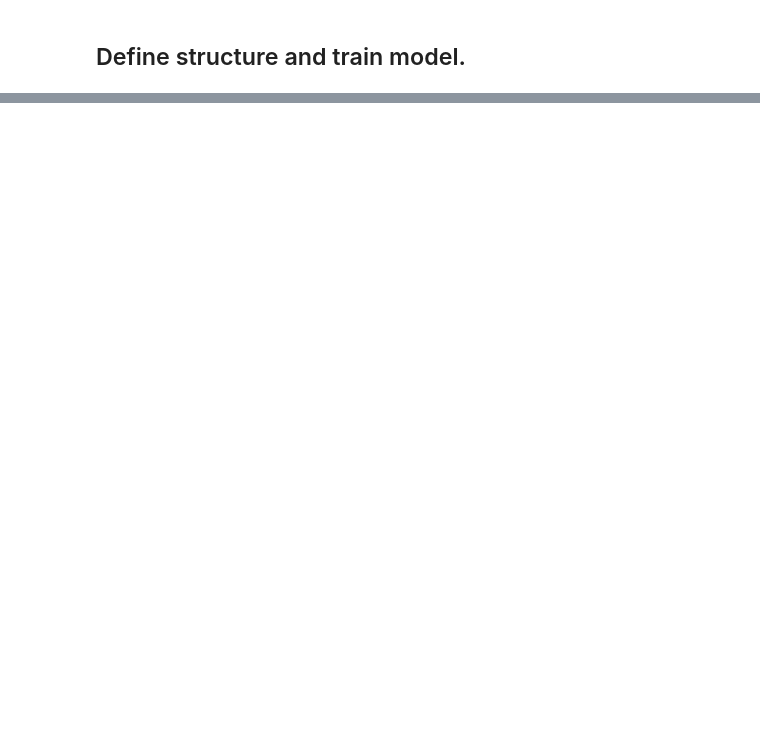
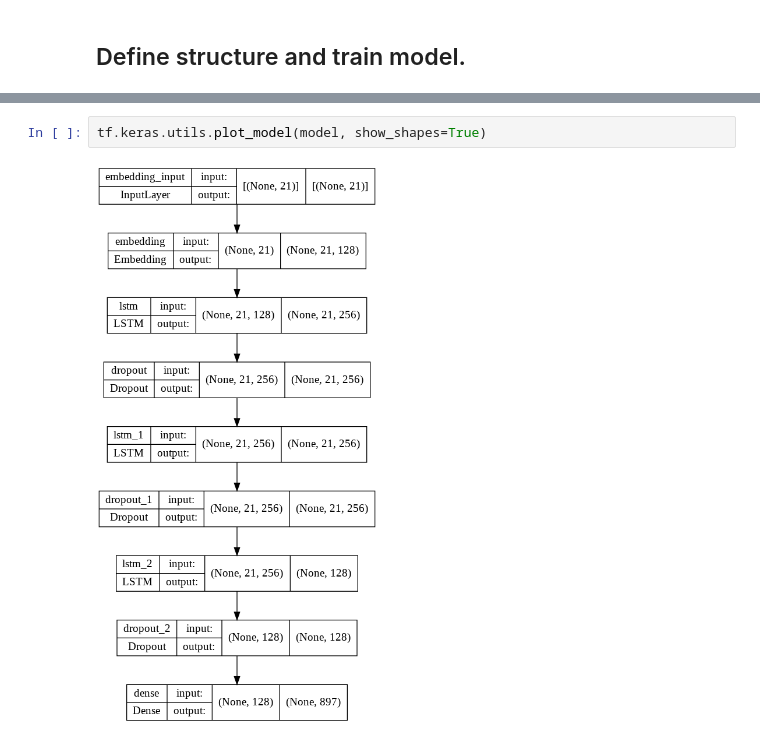
Before and after one commit to kokkoks/thai-joke-sentence-generator, a Jupyter notebook: Text_Generation_using_LSTMs.ipynb, the cells around one changed output, grey strips where cells are left out. Cells and saved outputs as stored; diff of their text form; blank space fills up the shorter version.

```diff
--- a/Text_Generation_using_LSTMs.ipynb
+++ b/Text_Generation_using_LSTMs.ipynb
@@ -182,6 +169,10 @@ Total params: 1,347,201
 Trainable params: 1,347,201
 Non-trainable params: 0
 _________________________________________________________________
+# %%
+tf.keras.utils.plot_model(model, show_shapes=True)
+# %% [output]
+[figure, added]
 # %%
 early_stopping = tf.keras.callbacks.EarlyStopping(monitor='loss', patience=10)
 
```
Also changed, not shown: parts of 19 cells of this notebook, 1 other file.
